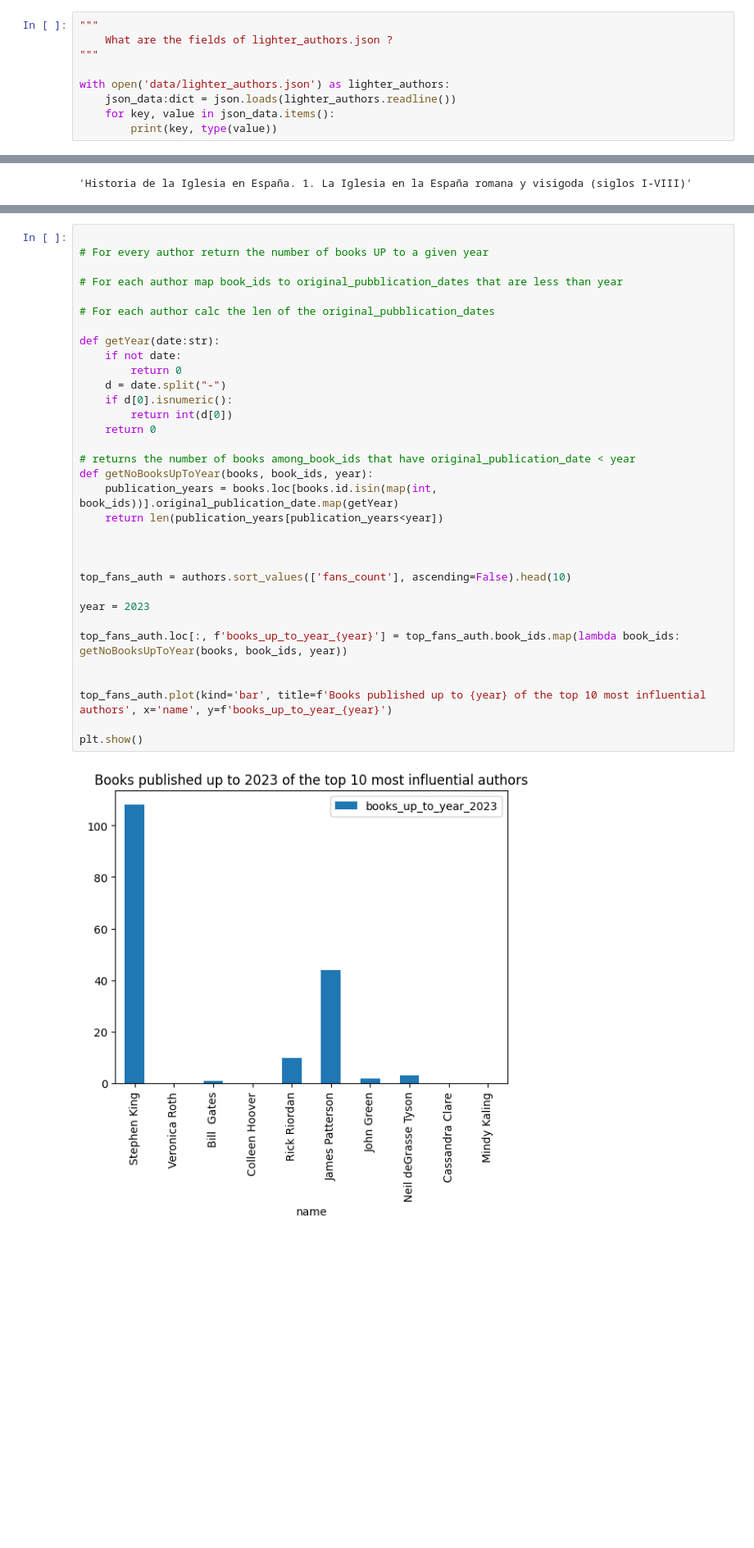
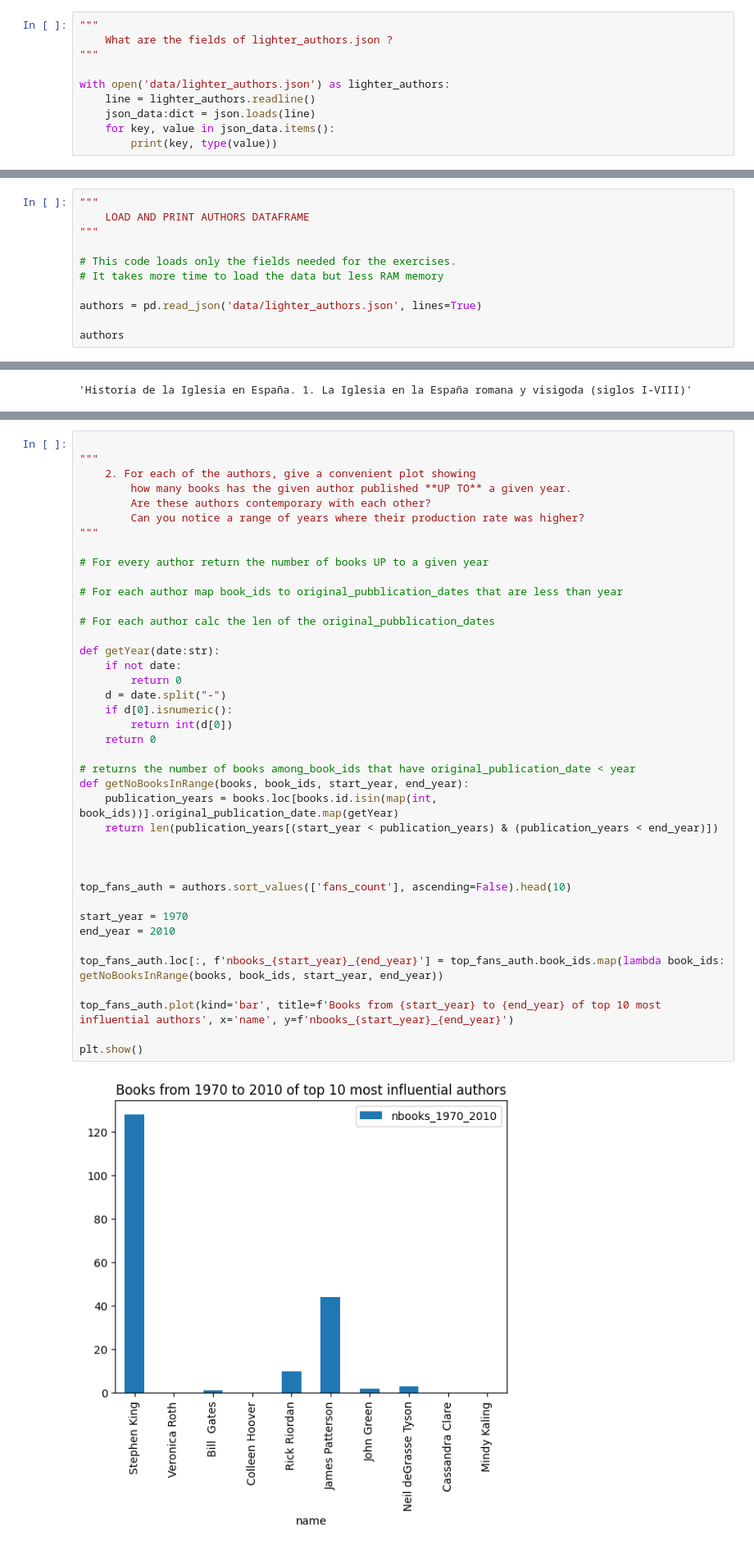
Before and after one commit to michele-42/HW2, a Jupyter notebook: main.ipynb, the cells around one changed output, grey strips where cells are left out. Shown at 82% size. Cells and saved outputs as stored; diff of their text form; blank space fills up the shorter version.

```diff
--- a/main.ipynb
+++ b/main.ipynb
@@ -20,7 +20,8 @@ Exploratory Data Analysis (EDA):<br>
 """
 
 with open('data/lighter_authors.json') as lighter_authors:
-    json_data:dict = json.loads(lighter_authors.readline())
+    line = lighter_authors.readline()
+    json_data:dict = json.loads(line)
     for key, value in json_data.items():
         print(key, type(value))
 # %% [output]
@@ -63,3 +64,14 @@ series_name <class 'str'>
 series_position <class 'str'>
 shelves <class 'list'>
 description <class 'str'>
+# %%
+"""
+    LOAD AND PRINT AUTHORS DATAFRAME
+"""
+
+# This code loads only the fields needed for the exercises.
+# It takes more time to load the data but less RAM memory
+
+authors = pd.read_json('data/lighter_authors.json', lines=True)
+
+authors
@@ -647,38 +738,45 @@ For this question, consider the top 10 authors concerning the number of fans aga
 # %%
+
+"""
+    2. For each of the authors, give a convenient plot showing
+        how many books has the given author published **UP TO** a given year.
+        Are these authors contemporary with each other?
+        Can you notice a range of years where their production rate was higher?
+"""
 
 # For every author return the number of books UP to a given year
 
 # For each author map book_ids to original_pubblication_dates that are less than year
 
 # For each author calc the len of the original_pubblication_dates
 
 def getYear(date:str):
     if not date:
         return 0
     d = date.split("-")
     if d[0].isnumeric():
         return int(d[0])
     return 0
 
 # returns the number of books among_book_ids that have original_publication_date < year
-def getNoBooksUpToYear(books, book_ids, year):
+def getNoBooksInRange(books, book_ids, start_year, end_year):
     publication_years = books.loc[books.id.isin(map(int, book_ids))].original_publication_date.map(getYear)
-    return len(publication_years[publication_years<year])
+    return len(publication_years[(start_year < publication_years) & (publication_years < end_year)])
 
 
 
 top_fans_auth = authors.sort_values(['fans_count'], ascending=False).head(10)
 
-year = 2023
+start_year = 1970
+end_year = 2010
 
-top_fans_auth.loc[:, f'books_up_to_year_{year}'] = top_fans_auth.book_ids.map(lambda book_ids: getNoBooksUpToYear(books, book_ids, year))
+top_fans_auth.loc[:, f'nbooks_{start_year}_{end_year}'] = top_fans_auth.book_ids.map(lambda book_ids: getNoBooksInRange(books, book_ids, start_year, end_year))
 
-
-top_fans_auth.plot(kind='bar', title=f'Books published up to {year} of the top 10 most influential authors', x='name', y=f'books_up_to_year_{year}')
+top_fans_auth.plot(kind='bar', title=f'Books from {start_year} to {end_year} of top 10 most influential authors', x='name', y=f'nbooks_{start_year}_{end_year}')
 
 plt.show()
 # %% [output]
-[figure, old version]
+[figure, new version]
 # %% [markdown]
 <h3> Question 7 </h3>
 
```
Also changed, not shown: parts of 31 cells of this notebook, 1 other file.
